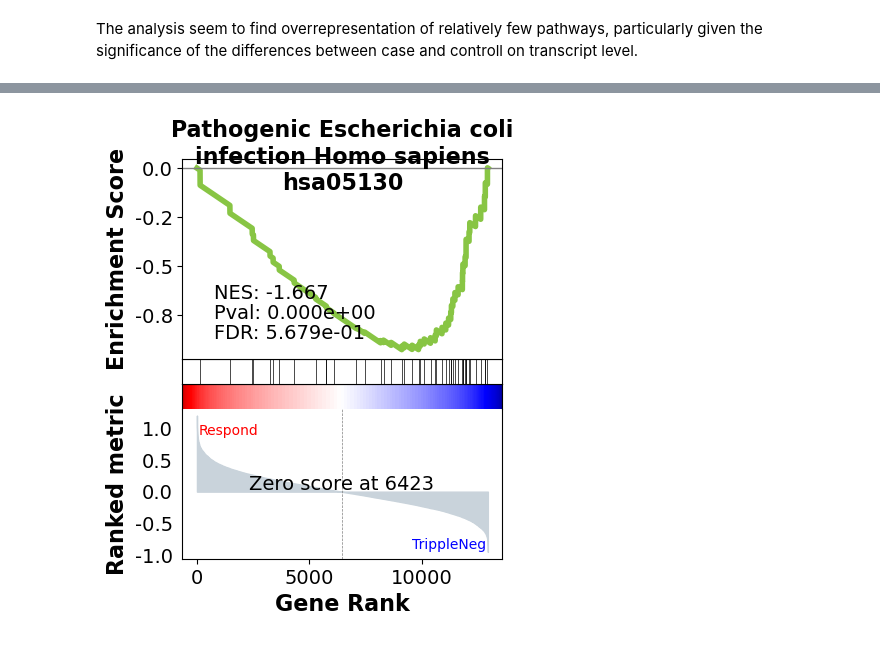
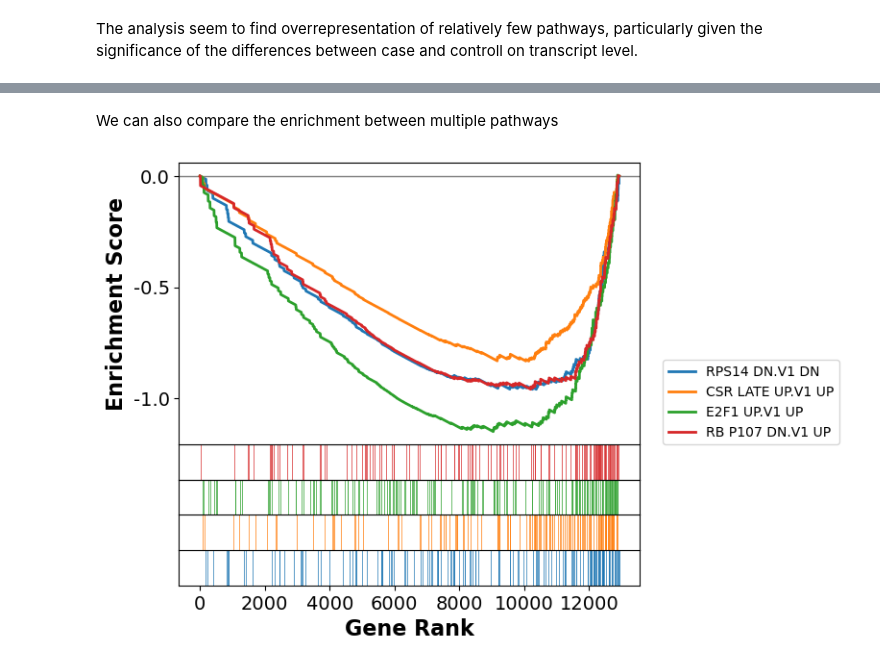
Before and after one commit to statisticalbiotechnology/dsbook, a Jupyter notebook: dsbook/network/gsea.ipynb, the cells around one changed output, grey strips where cells are left out. Cells and saved outputs as stored; diff of their text form; code cells hidden in the pictures.

```diff
--- a/dsbook/network/gsea.ipynb
+++ b/dsbook/network/gsea.ipynb
@@ -151,4 +131,6 @@ axs = gs_res.plot(terms=terms[9])
-# %%
-axs = gs_res.plot(terms=terms[6])
-# %% [output]
-[figure, removed]
+# %% [markdown]
+We can also compare the enrichment between multiple pathways
+# %%
+axs = gs.plot(significant.Term, show_ranking=False, legend_kws={'loc': (1.05, 0)}, )
+# %% [output]
+[figure, added]
```
Also changed, not shown: parts of 18 cells of this notebook, 8 other files.
